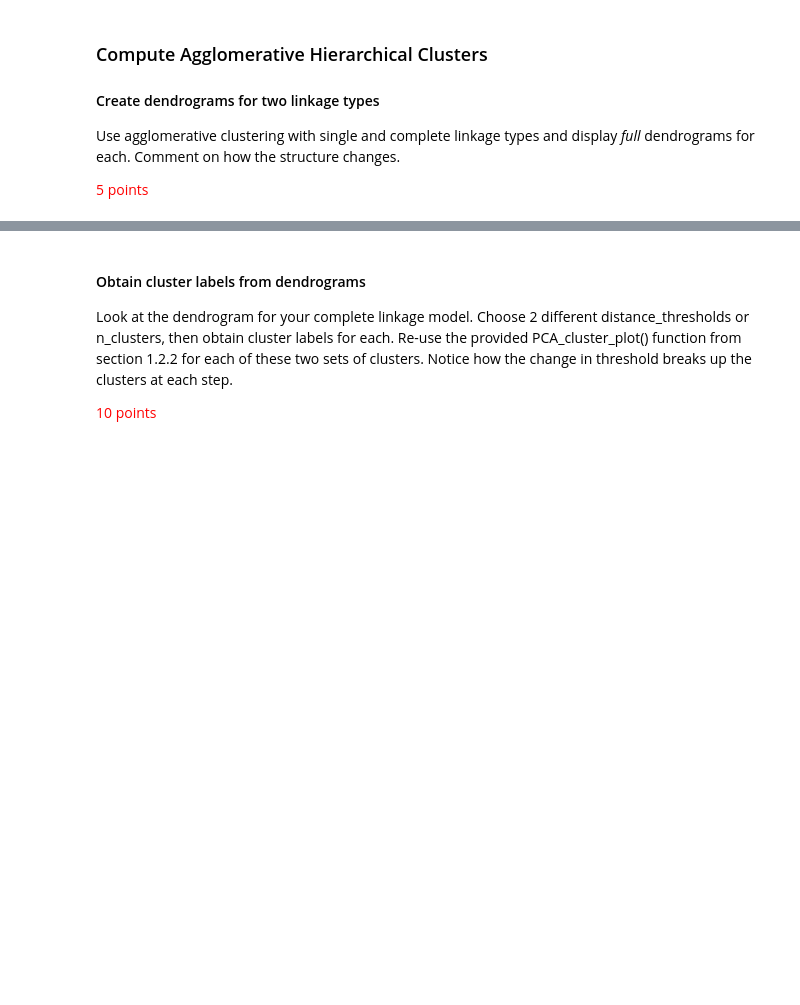
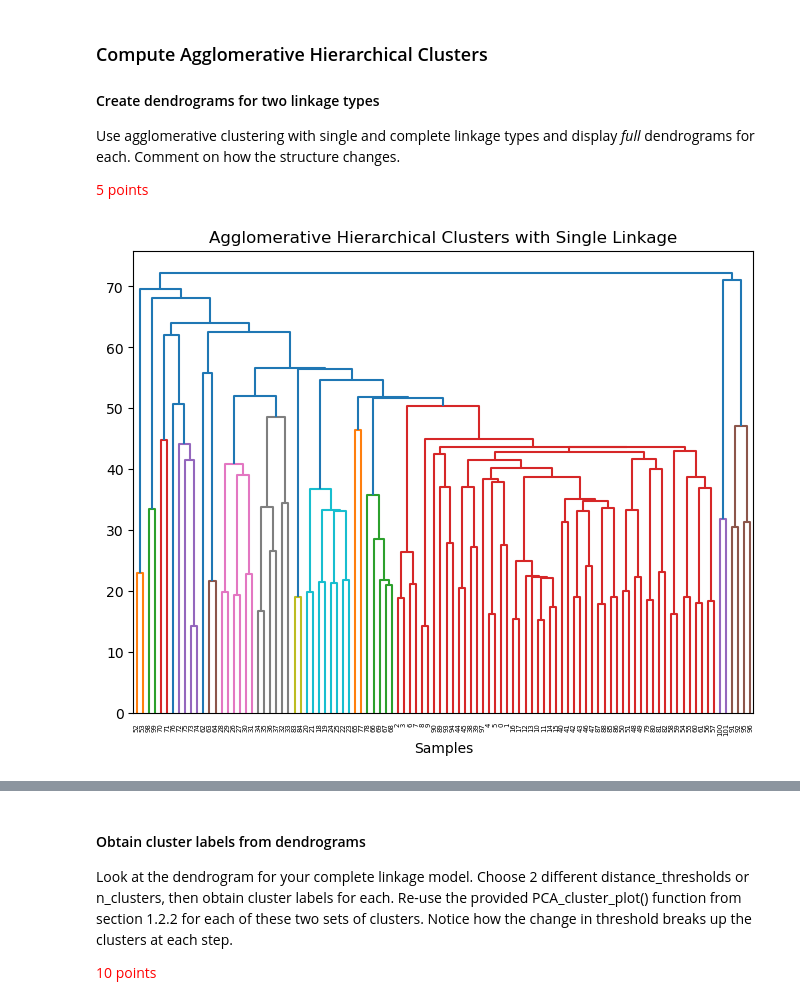
Before and after one commit to XuwenAmyLou/SP23-BENG213, a Jupyter notebook: HW2/Homework 2_ Unsupervised Learning.ipynb, the cells around one changed output, grey strips where cells are left out. Saved outputs shown, nothing was run; the diff lists cells and outputs as text; code cells hidden in the pictures; blank space fills up the shorter version.

```diff
--- a/HW2/Homework 2_ Unsupervised Learning.ipynb
+++ b/HW2/Homework 2_ Unsupervised Learning.ipynb
@@ -421,3 +427,14 @@ Use words to describe:
 Use agglomerative clustering with single and complete linkage types and display *full* dendrograms for each. Comment on how the structure changes.
 
 <span style="color:red">5 points</span>
+# %%
+from scipy.cluster import hierarchy
+
+clusters = hierarchy.linkage(data_T, method='single')
+plt.figure(figsize=(8, 6))
+plt.xlabel('Samples')
+plt.title('Agglomerative Hierarchical Clusters with Single Linkage')
+dendrogram = hierarchy.dendrogram(clusters)
+plt.show()
+# %% [output]
+[figure, added]
```
Also changed, not shown: parts of 15 cells of this notebook, 1 other file.
